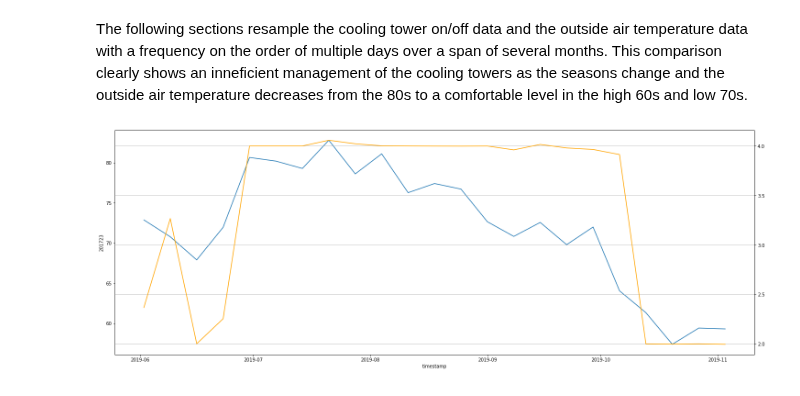
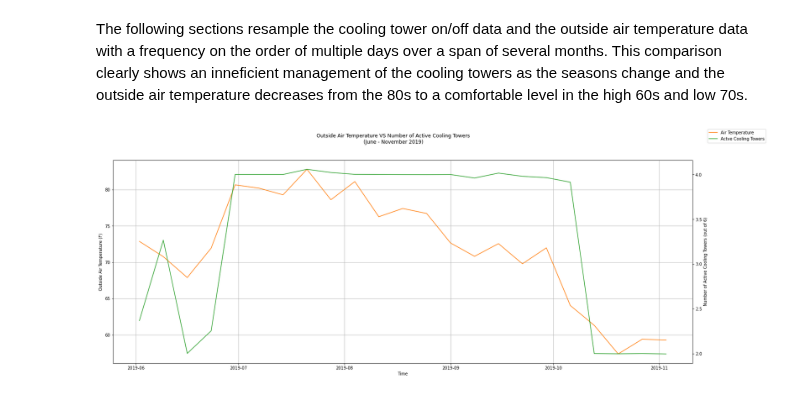
Before and after one commit to yairg98/Data-Driven-Problem-Solving, a Jupyter notebook: Assignments/Final Project/FinalProjectNotebook.ipynb, the cells around one changed output. Drawn from its saved outputs; the diff is of its cells as text; code cells hidden in the pictures.

```diff
--- a/Assignments/Final Project/FinalProjectNotebook.ipynb
+++ b/Assignments/Final Project/FinalProjectNotebook.ipynb
@@ -447,18 +447,30 @@ The following sections resample the cooling tower on/off data and the outside ai
 # %%
 # ID of outside air temperature sensor point
 point_id = 201723
 
 # Retrieve air temperature and cooling tower status data
 sensor_data['timestamp'] = pd.to_datetime(sensor_data['timestamp'])
 sensor_data_resampled = sensor_data.resample('1W', on="timestamp").mean()
+temperature_data = sensor_data_resampled[point_id]
 status_sensors = sensor_data_resampled[ct_status_ids]
 summed_status_sensors = status_sensors.sum(axis=1)
 
 # Plot
-plt.figure(figsize=(25,9))
-ax = sns.lineplot(data = sensor_data_resampled[point_id])
-ax2 = ax.twinx()
-sns.lineplot(data = summed_status_sensors, ax=ax2, color='orange')
+fig, ax1 = plt.subplots(figsize=(25,9))
 plt.grid()
+plt.suptitle(" Outside Air Temperature VS Number of Active Cooling Towers \n (June - November 2019) ")
+
+# Air temperature plot
+ax1 = sns.lineplot(data = temperature_data, color="C1")
+ax1.set_ylabel("Outside Air Temperature (F)")
+ax1.set_xlabel("Time")
+
+# Cooling tower status plot
+ax2 = ax1.twinx()
+sns.lineplot(data = summed_status_sensors, ax=ax2, color='C2')
+ax2.set_ylabel("Number of Active Cooling Towers (out of 6)")
+
+fig.legend(["Air Temperature", "Actve Cooling Towers"])
+plt.show()
 # %% [output]
-[figure, old version]
+[figure, new version]
```
